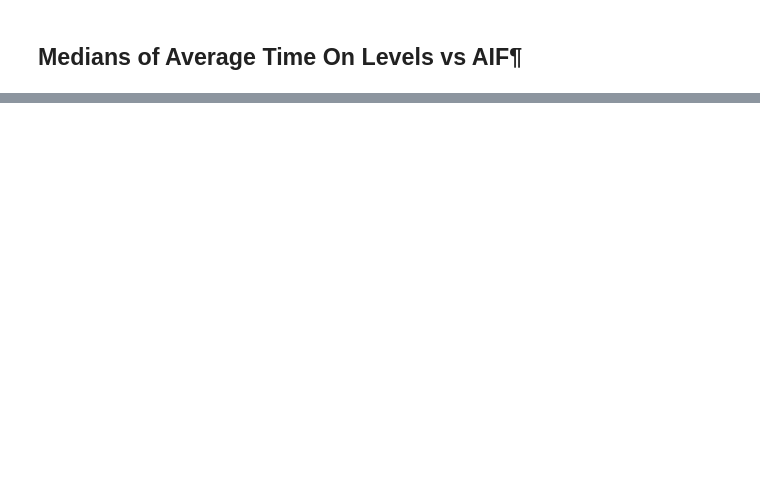
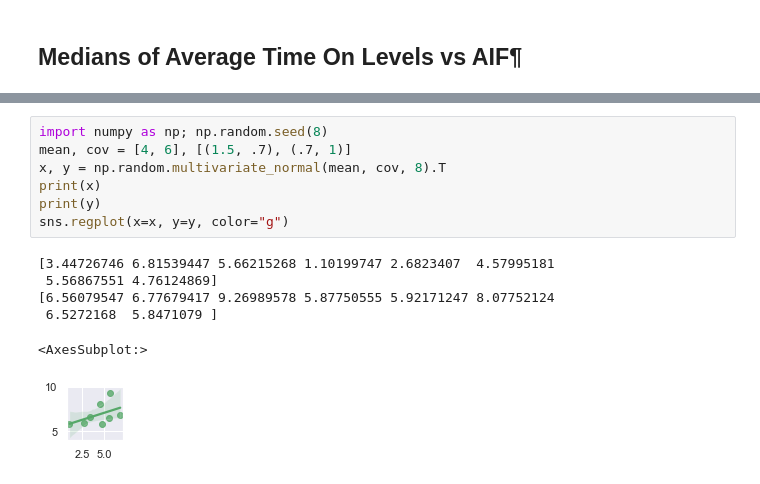
Before and after one commit to anlemett/FlightEfficiencyJournal, a Jupyter notebook: Jupyter/Regression/vertical_PIs_medians_vs_impact_factors.ipynb, the cells around one changed output, grey strips where cells are left out. Saved outputs shown, nothing was run; the diff lists cells and outputs as text; blank space fills up the shorter version.

```diff
--- a/Jupyter/Regression/vertical_PIs_medians_vs_impact_factors.ipynb
+++ b/Jupyter/Regression/vertical_PIs_medians_vs_impact_factors.ipynb
@@ -214,0 +219,14 @@ Notes:
+# %%
+import numpy as np; np.random.seed(8)
+mean, cov = [4, 6], [(1.5, .7), (.7, 1)]
+x, y = np.random.multivariate_normal(mean, cov, 8).T
+print(x)
+print(y)
+sns.regplot(x=x, y=y, color="g")
+# %% [output]
+[3.44726746 6.81539447 5.66215268 1.10199747 2.6823407  4.57995181
+ 5.56867551 4.76124869]
+[6.56079547 6.77679417 9.26989578 5.87750555 5.92171247 8.07752124
+ 6.5272168  5.8471079 ]
+<AxesSubplot:>
+[figure, added]
```
Also changed, not shown: parts of 4 cells of this notebook, 29 other files.
